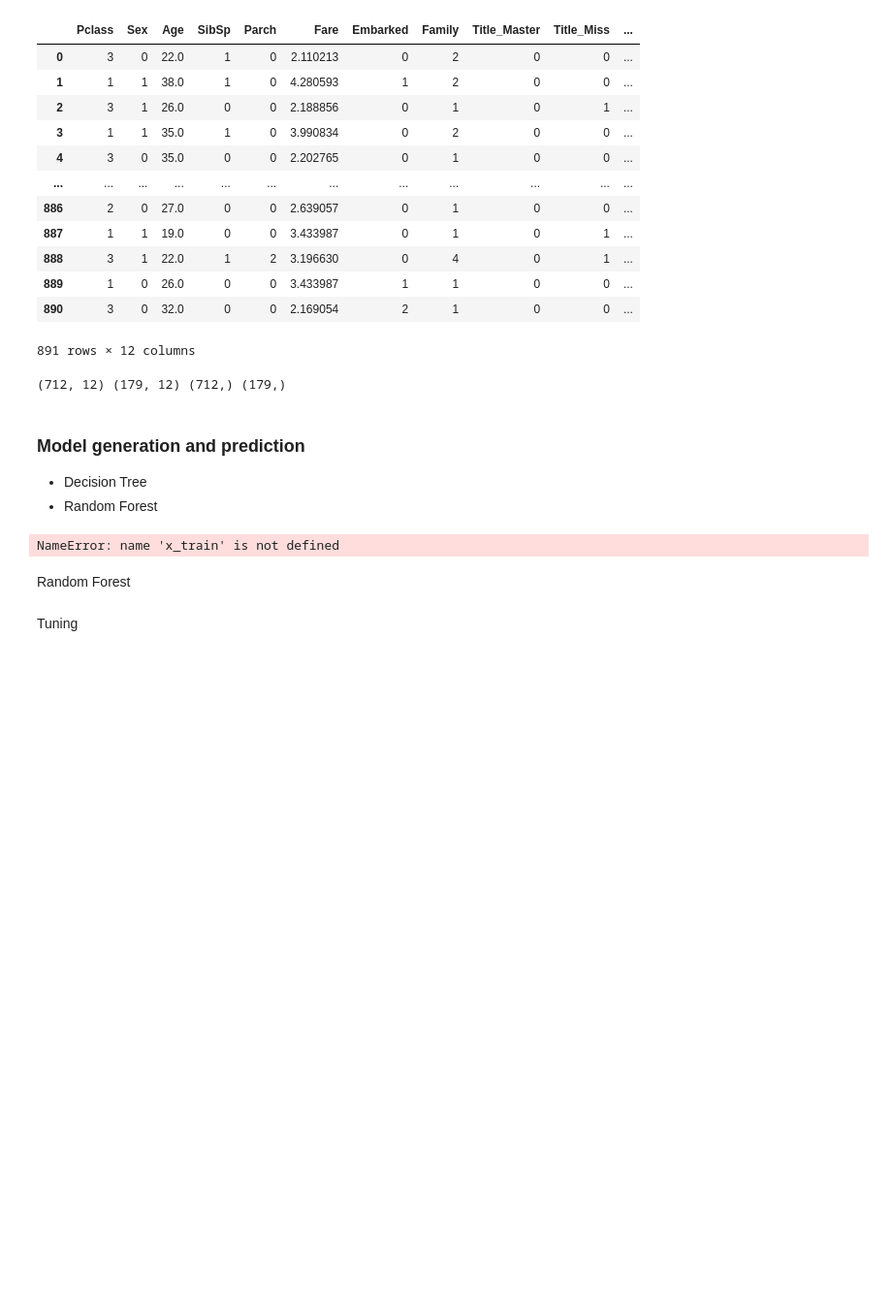
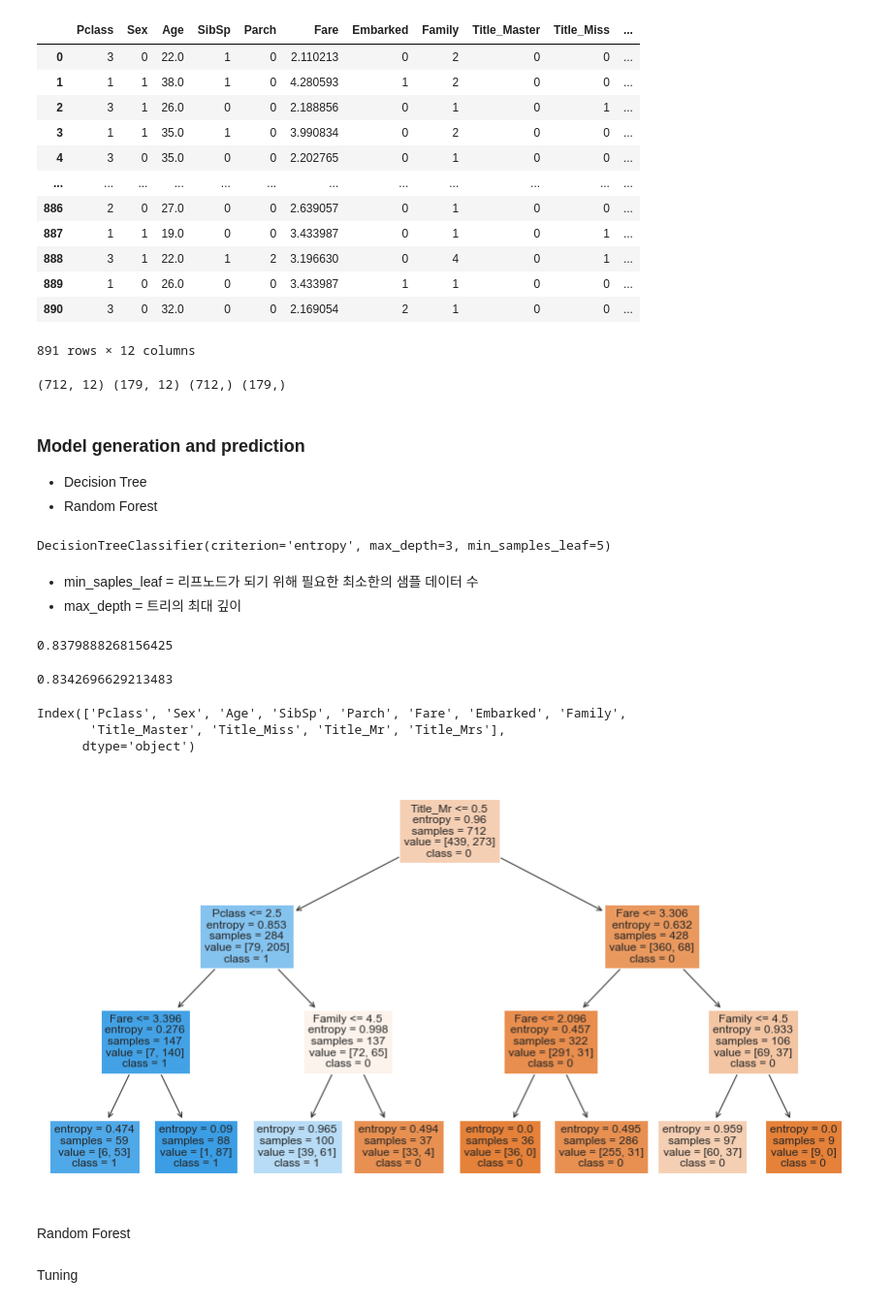
Before and after one commit to hyungjin1124/kona-i, a Jupyter notebook: ML_DL study/[AI팀스터디]_3회_RandomForest.ipynb, the cells around one changed output. Shown at 97% size. Saved outputs shown, nothing was run; the diff lists cells and outputs as text; code cells hidden in the pictures; blank space fills up the shorter version.

```diff
--- a/ML_DL study/[AI팀스터디]_3회_RandomForest.ipynb
+++ b/ML_DL study/[AI팀스터디]_3회_RandomForest.ipynb
@@ -1195,9 +1226,19 @@ print(x_train.shape, x_test.shape, y_train.shape, y_test.shape)
 # %%
 from sklearn.tree import DecisionTreeClassifier
 # %%
-tree = DecisionTreeClassifier(max_depth = 4, random_state = 0)
-tree.fit(x_train, y_train)
+tree_model = DecisionTreeClassifier(criterion = 'entropy', max_depth = 3, min_samples_leaf = 5)
+#tree = DecisionTreeClassifier(max_depth = 4, random_state = 0)
+tree_model.fit(x_train, y_train)
 # %% [output]
-NameError: name 'x_train' is not defined
+DecisionTreeClassifier(criterion='entropy', max_depth=3, min_samples_leaf=5)
+# %% [markdown]
+* min_saples_leaf = 리프노드가 되기 위해 필요한 최소한의 샘플 데이터 수
+* max_depth = 트리의 최대 깊이
 # %%
-tree.score(x_test, y_test)
+tree_model.score(x_test, y_test)
+# %% [output]
+0.8379888268156425
+# %%
+tree_model.score(x_train, y_train)
+# %% [output]
+0.8342696629213483
@@ -1204,3 +1247,17 @@ tree.score(x_test, y_test)
+# %%
+x_train.columns
+# %% [output]
+Index(['Pclass', 'Sex', 'Age', 'SibSp', 'Parch', 'Fare', 'Embarked', 'Family',
+       'Title_Master', 'Title_Miss', 'Title_Mr', 'Title_Mrs'],
+      dtype='object')
+# %%
+fig = plt.figure(figsize = (15, 8))
+_ = tree.plot_tree(tree_model,
+                   feature_names = x_train.columns,
+                   class_names = ['0', '1'],
+                   filled = True)
+# %% [output]
+[figure, added]
 # %% [markdown]
 Random Forest
 # %%
```
Also changed, not shown: parts of 12 cells of this notebook, 1 other file.
